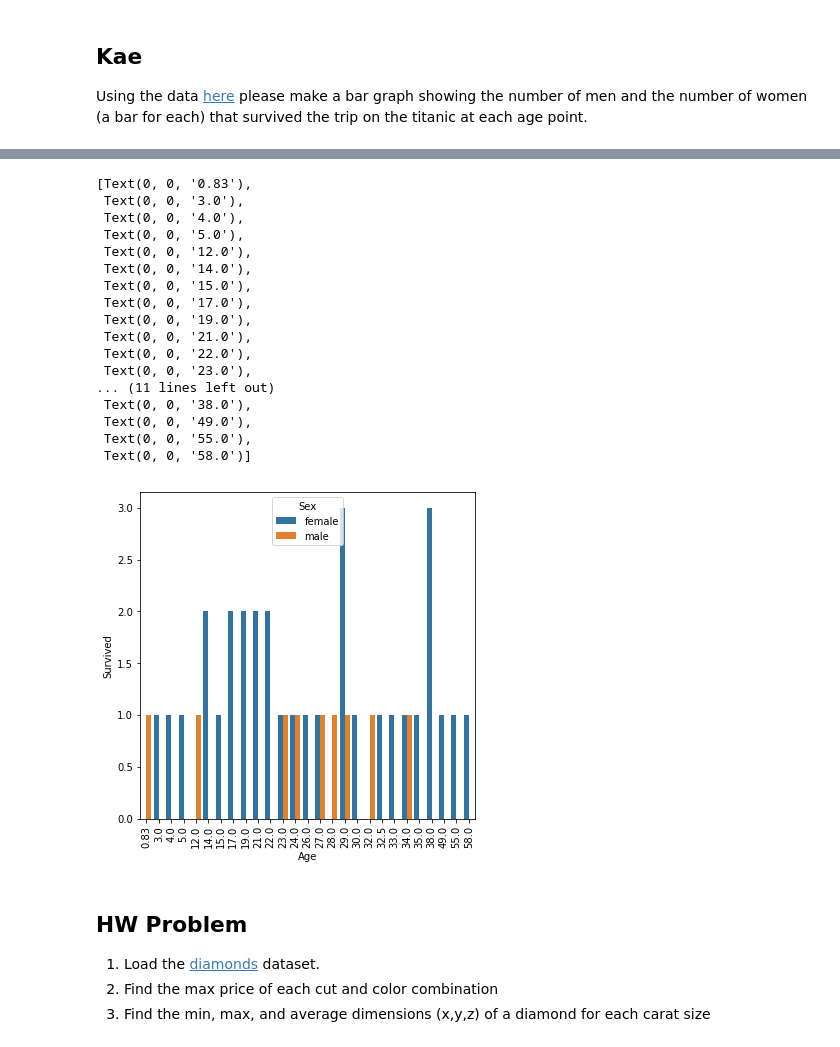
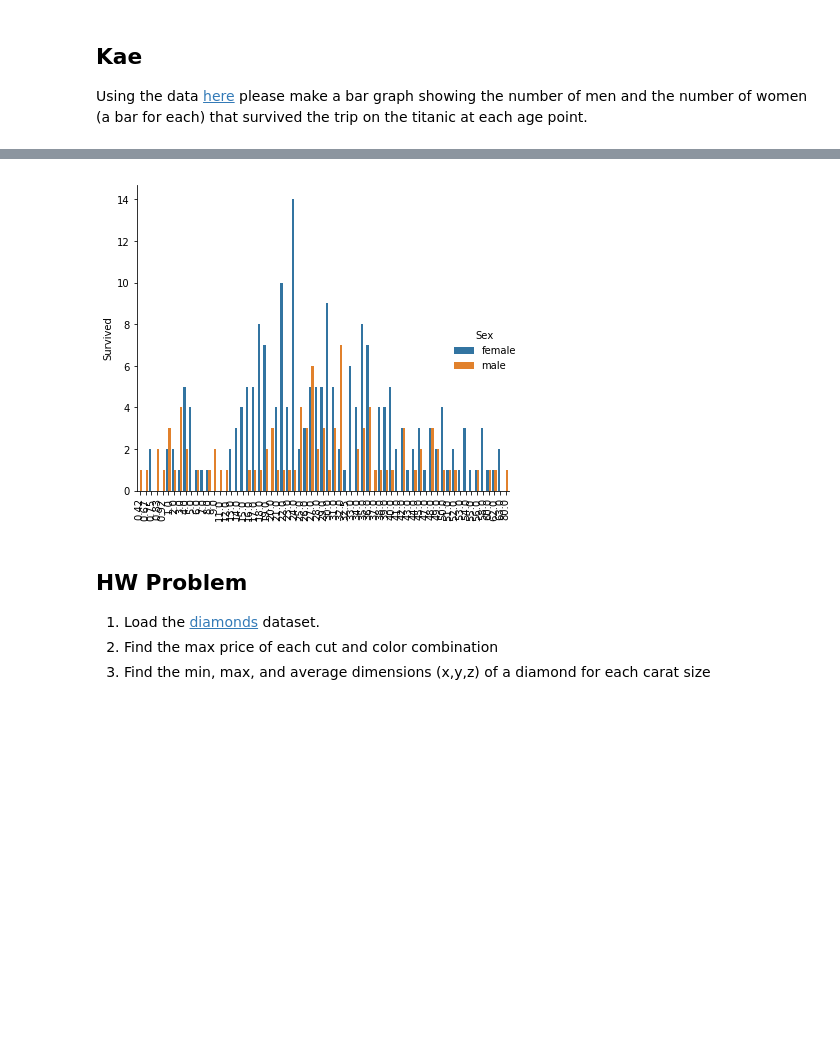
Before and after one commit to UCD-pbio-rclub/Python_JohnD, a Jupyter notebook: 2019_03_08.ipynb, the cells around one changed output, grey strips where cells are left out. Cells and saved outputs as stored; diff of their text form; code cells hidden in the pictures; blank space fills up the shorter version.

Commit message:
use new titanic data

```diff
--- a/2019_03_08.ipynb
+++ b/2019_03_08.ipynb
@@ -700,7 +700,7 @@ for i in range(2):
 
 Using the data [here](https://raw.githubusercontent.com/UCD-pbio-rclub/python-data-analysis_KaeL/master/titanic.csv) please make a bar graph showing the number of men and the number of women (a bar for each) that survived the trip on the titanic at each age point.
 # %%
-titanic=pd.read_csv('datasets/titanic.csv', sep='\t') #, names=['PassengerId','Survived','Pclass','Name','Sex','Age','SibSp','Parch','Ticket','Fare','Cabin','Embarked'])
+titanic=pd.read_csv('https://raw.githubusercontent.com/UCD-pbio-rclub/python-data-analysis_KaeL/master/titanic.csv') #, names=['PassengerId','Survived','Pclass','Name','Sex','Age','SibSp','Parch','Ticket','Fare','Cabin','Embarked'])
 titanic.head()
 # %% [output]
 |  | PassengerId | Survived | Pclass | Name | Sex | Age | SibSp | Parch | Ticket | Fare | ... |
@@ -712,33 +712,17 @@ titanic.head()
 # %%
 survive = pd.DataFrame(titanic.groupby(['Sex','Age'])['Survived'].sum())
 survive = survive.loc[(survive!=0).any(1)]
 survive.reset_index(inplace=True)
-fig, ax = plt.subplots(1, 1, figsize=(6,6))
-sns.barplot(data=survive,
+fg = sns.catplot(data=survive,
            x='Age',
            y='Survived',
            hue='Sex',
-           ax = ax)
-ax.set_xticklabels(ax.get_xticklabels(),rotation=90)
+           kind = 'bar')
+fg.set_xlabels('')
+fg.set_xticklabels(rotation=90)
+plt.tight_layout()
 # %% [output]
-[Text(0, 0, '0.83'),
- Text(0, 0, '3.0'),
- Text(0, 0, '4.0'),
- Text(0, 0, '5.0'),
- Text(0, 0, '12.0'),
- Text(0, 0, '14.0'),
- Text(0, 0, '15.0'),
- Text(0, 0, '17.0'),
- Text(0, 0, '19.0'),
- Text(0, 0, '21.0'),
- Text(0, 0, '22.0'),
- Text(0, 0, '23.0'),
-... (11 lines left out)
- Text(0, 0, '38.0'),
- Text(0, 0, '49.0'),
- Text(0, 0, '55.0'),
- Text(0, 0, '58.0')]
-[figure, old version]
+[figure, new version]
 # %% [markdown]
 ## HW Problem
 1. Load the [diamonds](https://github.com/UCD-pbio-rclub/python-data-analysis_JohnD/raw/master/datasets/diamonds.csv) dataset.
```
Also changed, not shown: parts of 25 cells of this notebook.
